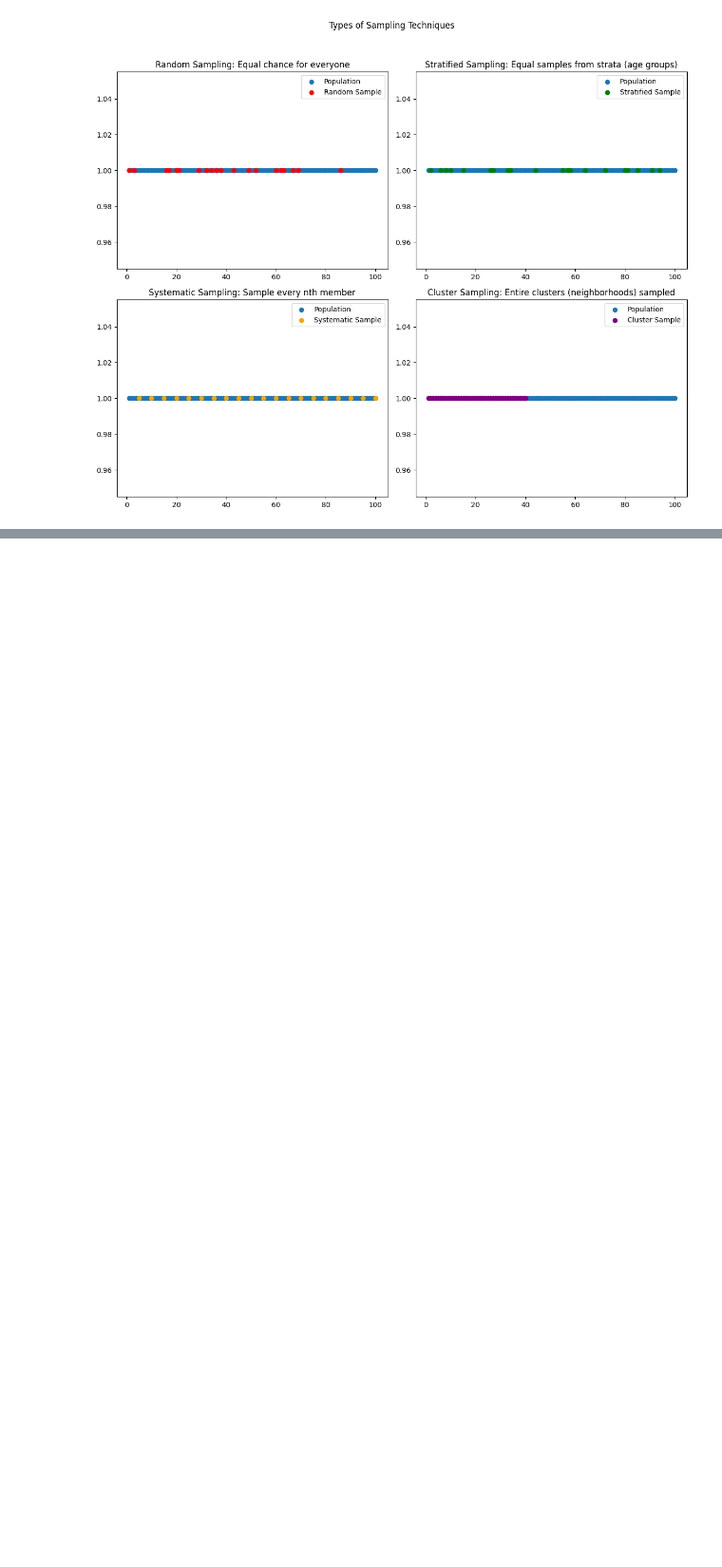
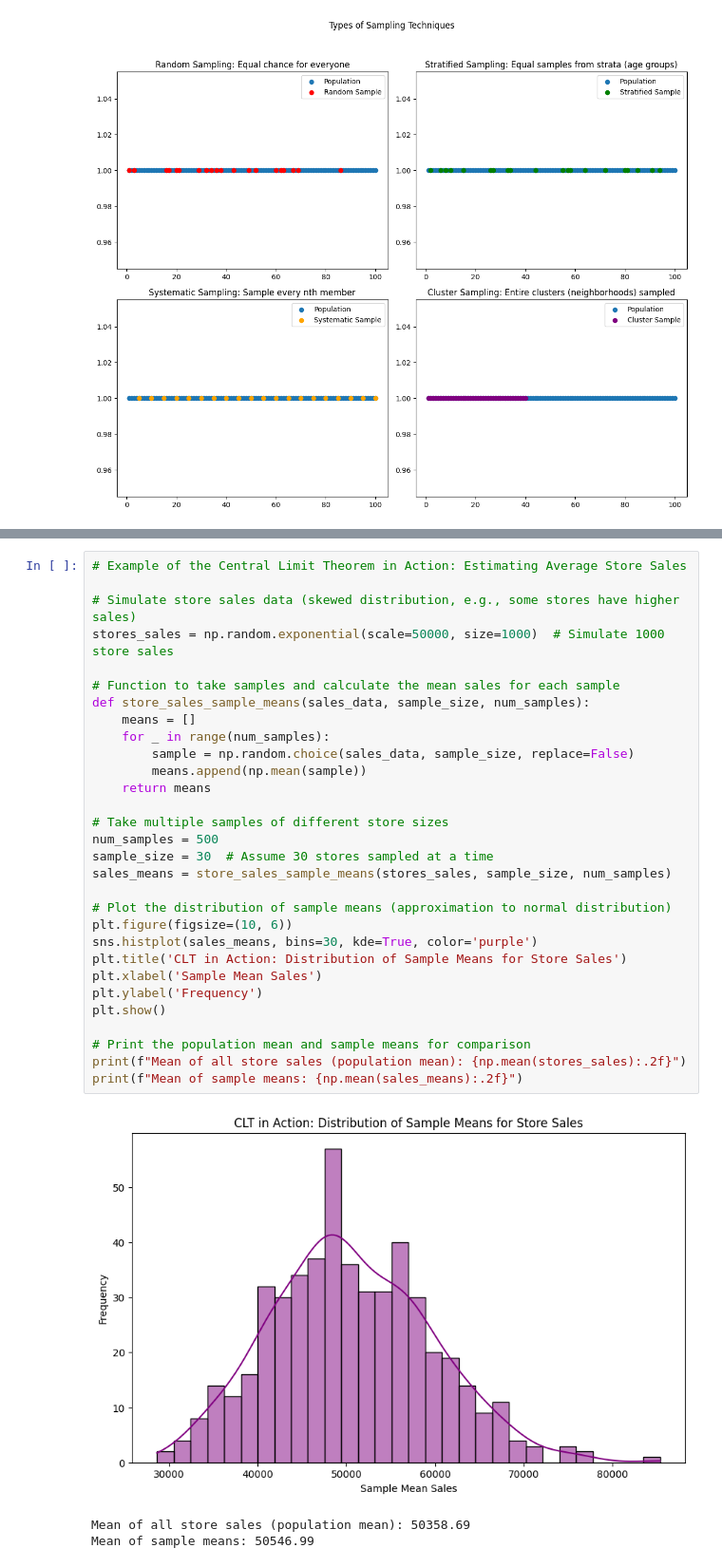
Before and after one commit to MehrdadJalali-AI/Statistics-and-Machine-Learning, a Jupyter notebook: C1_Statistics.ipynb, the cells around one changed output, grey strips where cells are left out. Shown at 95% size. Saved outputs shown, nothing was run; the diff lists cells and outputs as text; blank space fills up the shorter version.

```diff
--- a/C1_Statistics.ipynb
+++ b/C1_Statistics.ipynb
@@ -746,0 +925,34 @@ plt.show()
+# %%
+# Example of the Central Limit Theorem in Action: Estimating Average Store Sales
+
+# Simulate store sales data (skewed distribution, e.g., some stores have higher sales)
+stores_sales = np.random.exponential(scale=50000, size=1000)  # Simulate 1000 store sales
+
+# Function to take samples and calculate the mean sales for each sample
+def store_sales_sample_means(sales_data, sample_size, num_samples):
+    means = []
+    for _ in range(num_samples):
+        sample = np.random.choice(sales_data, sample_size, replace=False)
+        means.append(np.mean(sample))
+    return means
+
+# Take multiple samples of different store sizes
+num_samples = 500
+sample_size = 30  # Assume 30 stores sampled at a time
+sales_means = store_sales_sample_means(stores_sales, sample_size, num_samples)
+
+# Plot the distribution of sample means (approximation to normal distribution)
+plt.figure(figsize=(10, 6))
+sns.histplot(sales_means, bins=30, kde=True, color='purple')
+plt.title('CLT in Action: Distribution of Sample Means for Store Sales')
+plt.xlabel('Sample Mean Sales')
+plt.ylabel('Frequency')
+plt.show()
+
+# Print the population mean and sample means for comparison
+print(f"Mean of all store sales (population mean): {np.mean(stores_sales):.2f}")
+print(f"Mean of sample means: {np.mean(sales_means):.2f}")
+# %% [output]
+[figure, added]
+Mean of all store sales (population mean): 50358.69
+Mean of sample means: 50546.99
```
Also changed, not shown: parts of 8 cells of this notebook.
